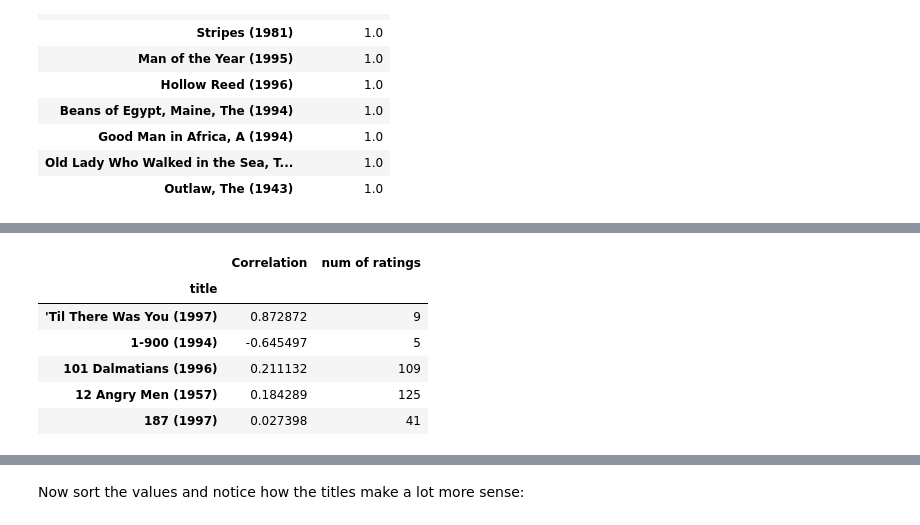
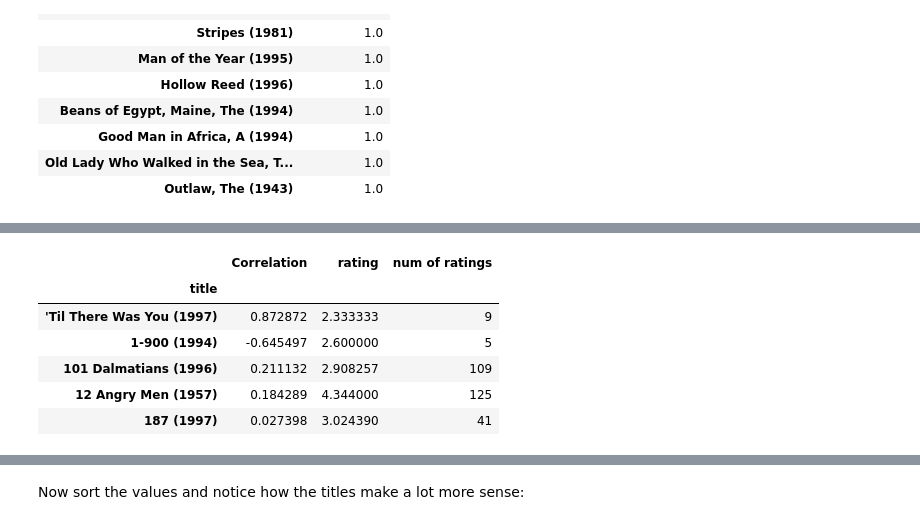
Before and after one commit to vwang0/recommender_system, a Jupyter notebook: project1/RecSys_data_preprocessing.ipynb, the cells around one changed output, grey strips where cells are left out. Drawn from its saved outputs; the diff is of its cells as text; code cells hidden in the pictures.

```diff
--- a/project1/RecSys_data_preprocessing.ipynb
+++ b/project1/RecSys_data_preprocessing.ipynb
@@ -19,8 +19,10 @@ import pandas as pd
 # %% [markdown]
 ## Get the Data
 # %%
+# Check user data
 column_names = ['user_id', 'item_id', 'rating', 'timestamp']
 df_u = pd.read_csv('u.data', sep='\t', names=column_names)
+df_u['timestamp'] = pd.to_datetime(df_u['timestamp'])
 # %%
 df_u.head()
 # %% [output]
@@ -87,0 +168,4 @@ Name: rating, dtype: float64
+# %%
+# create a DataFrame, instead of Series
+ratings_mv = pd.DataFrame(df.groupby('title')['rating'].mean())
+ratings_mv.head()
@@ -87,0 +192,4 @@ Name: rating, dtype: float64
+# %%
+# Count ratings of each title
+ratings_mv['num of ratings'] = pd.DataFrame(df.groupby('title')['rating'].count())
+ratings_mv.head()
@@ -349,12 +546,12 @@ ratings.shape
 # %%
 # Filter out movies that have less than 100 reviews.
-corr_starwars = corr_starwars.join(ratings['num of ratings'])
+corr_starwars = corr_starwars.join(ratings_mv )
 corr_starwars.head()
 # %% [output]
-|  | Correlation | num of ratings |
-| title |  |  |
-| 'Til There Was You (1997) | 0.872872 | 9 |
-| 1-900 (1994) | -0.645497 | 5 |
-| 101 Dalmatians (1996) | 0.211132 | 109 |
-| 12 Angry Men (1957) | 0.184289 | 125 |
-| 187 (1997) | 0.027398 | 41 |
+|  | Correlation | rating | num of ratings |
+| title |  |  |  |
+| 'Til There Was You (1997) | 0.872872 | 2.333333 | 9 |
+| 1-900 (1994) | -0.645497 | 2.600000 | 5 |
+| 101 Dalmatians (1996) | 0.211132 | 2.908257 | 109 |
+| 12 Angry Men (1957) | 0.184289 | 4.344000 | 125 |
+| 187 (1997) | 0.027398 | 3.024390 | 41 |
```
Also changed, not shown: parts of 65 cells of this notebook.
